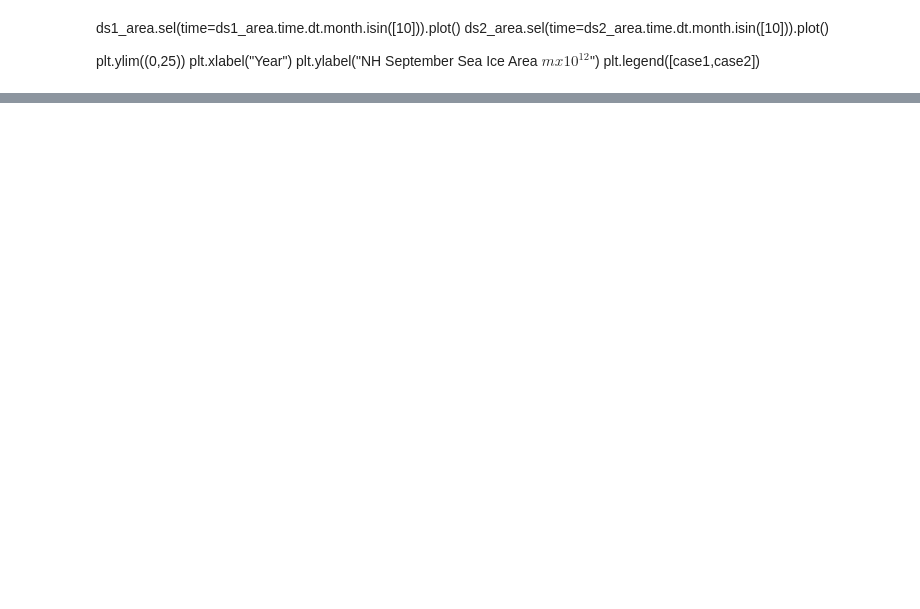
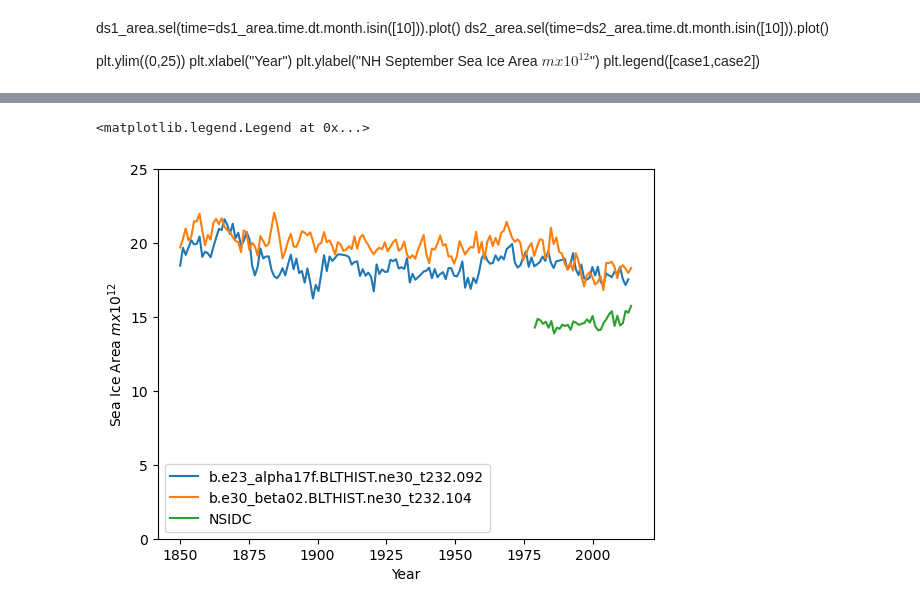
Before and after one commit to NCAR/CUPiD, a Jupyter notebook: examples/nblibrary/ice/seaice.ipynb, the cells around one changed output, grey strips where cells are left out. Saved outputs shown, nothing was run; the diff lists cells and outputs as text; code cells hidden in the pictures; blank space fills up the shorter version.

```diff
--- a/examples/nblibrary/ice/seaice.ipynb
+++ b/examples/nblibrary/ice/seaice.ipynb
@@ -335,3 +527,28 @@ plt.legend([case1, case2, "NSIDC"])
+# %%
+ds1_area_sh = (tarea * ds1.aice).where(TLAT < 0).sum(dim=["nj", "ni"]) * 1.0e-12
+ds2_area_sh = (tarea * ds2.aice).where(TLAT < 0).sum(dim=["nj", "ni"]) * 1.0e-12
+
+ds1_feb_sh = ds1_area_sh.sel(time=(ds1_area_sh.time.dt.month == 2))
+ds2_feb_sh = ds2_area_sh.sel(time=(ds2_area_sh.time.dt.month == 2))
+
+ds1_sep_sh = ds1_area_sh.sel(time=(ds1_area_sh.time.dt.month == 9))
+ds2_sep_sh = ds2_area_sh.sel(time=(ds2_area_sh.time.dt.month == 9))
+
+x1=np.linspace(1850,2013,163)
+x2=np.linspace(1850,2014,164)
+x3=np.linspace(1979,2014,36)
+
+plt.plot(x1,ds1_sep_sh)
+plt.plot(x2,ds2_sep_sh)
+plt.plot(x3,sep_area_sh[0:36])
+
+plt.ylim((0, 25))
+plt.xlabel("Year")
+plt.ylabel("Sea Ice Area $mx10^{12}$")
+plt.legend([case1, case2, "NSIDC"])
+# %% [output]
+<matplotlib.legend.Legend at 0x...>
+[figure, added]
 # %%
 latm = cice_masks["Lab_lat"]
 lonm = cice_masks["Lab_lon"]
```
Also changed, not shown: parts of 18 cells of this notebook, 4 other files.
